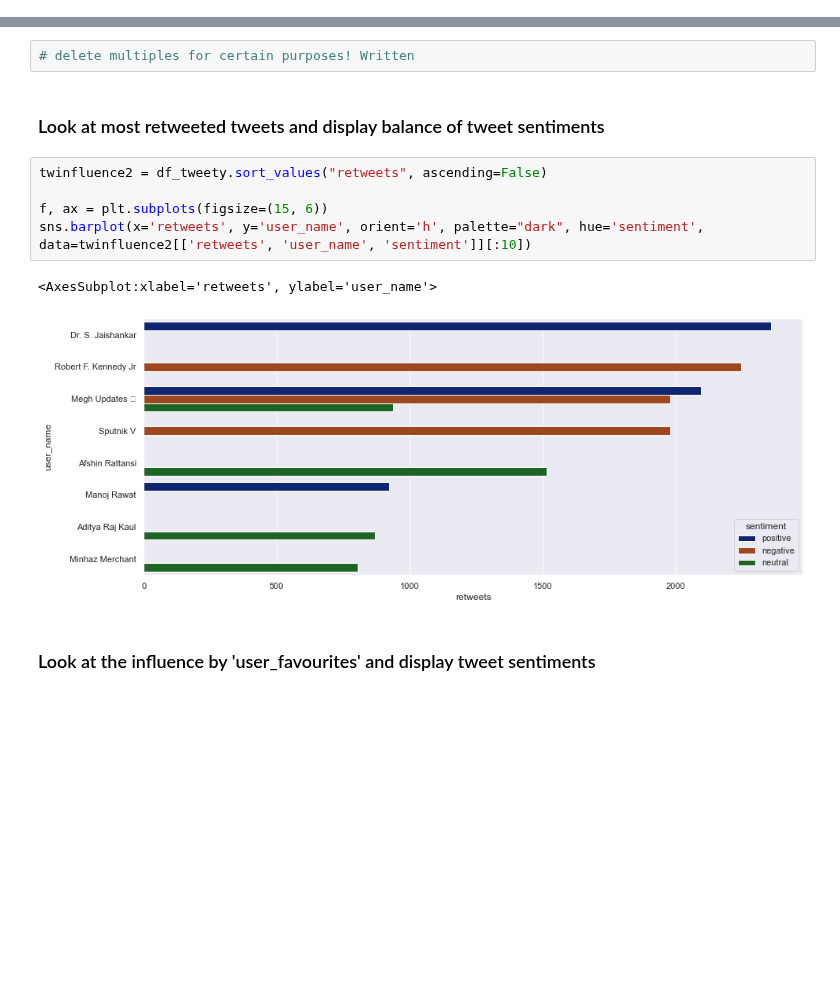
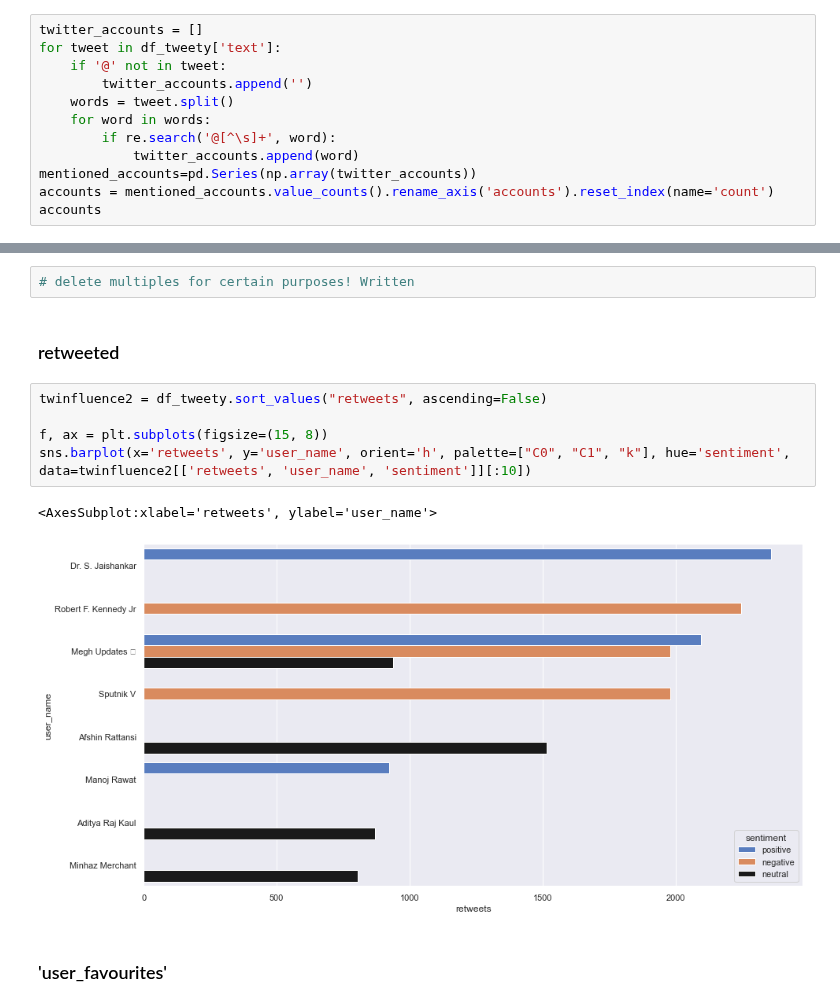
Before and after one commit to BiBa-01/Capstone_Covid, a Jupyter notebook: TweetsEDA.ipynb, the cells around one changed output, grey strips where cells are left out. Saved outputs shown, nothing was run; the diff lists cells and outputs as text; blank space fills up the shorter version.

Commit message:
Tweets EDA sentiment1

```diff
--- a/TweetsEDA.ipynb
+++ b/TweetsEDA.ipynb
@@ -589,0 +553,12 @@ dtype: int64
+# %%
+twitter_accounts = []
+for tweet in df_tweety['text']:
+    if '@' not in tweet:
+        twitter_accounts.append('')
+    words = tweet.split()
+    for word in words:
+        if re.search('@[^\s]+', word):
+            twitter_accounts.append(word)
+mentioned_accounts=pd.Series(np.array(twitter_accounts))
+accounts = mentioned_accounts.value_counts().rename_axis('accounts').reset_index(name='count')
+accounts
@@ -751,17 +879,17 @@ sns.barplot(x='user_followers', y='user_name', hue='sentiment', orient='h', pale
 # %%
 # delete multiples for certain purposes! Written
-# %% [markdown]
-### Look at most retweeted tweets and display balance of tweet sentiments
+# %% [markdown]
+### retweeted
 # %%
 twinfluence2 = df_tweety.sort_values("retweets", ascending=False)
 
-f, ax = plt.subplots(figsize=(15, 6))
-sns.barplot(x='retweets', y='user_name', orient='h', palette="dark", hue='sentiment', data=twinfluence2[['retweets', 'user_name', 'sentiment']][:10])
+f, ax = plt.subplots(figsize=(15, 8))
+sns.barplot(x='retweets', y='user_name', orient='h', palette=["C0", "C1", "k"], hue='sentiment', data=twinfluence2[['retweets', 'user_name', 'sentiment']][:10])
 # %% [output]
 <AxesSubplot:xlabel='retweets', ylabel='user_name'>
-[figure, old version]
+[figure, new version]
-# %% [markdown]
-### Look at the influence by 'user_favourites' and display tweet sentiments
+# %% [markdown]
+### 'user_favourites'
 # %%
 twinfluence3 = df_tweety.sort_values("user_favourites", ascending=False)
 
```
Also changed, not shown: parts of 35 cells of this notebook.
